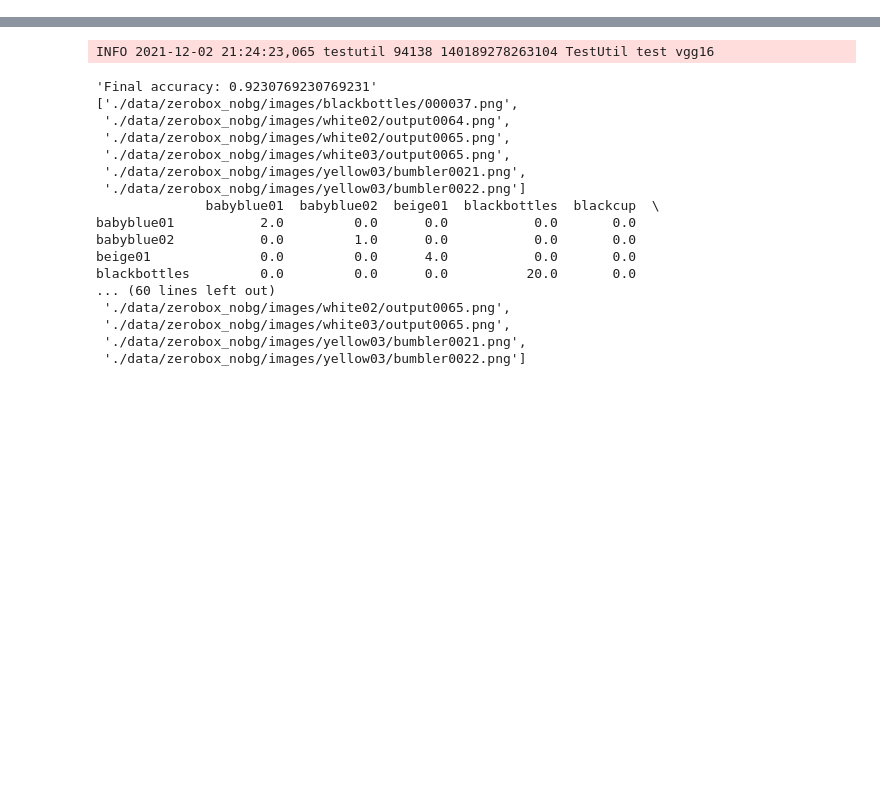
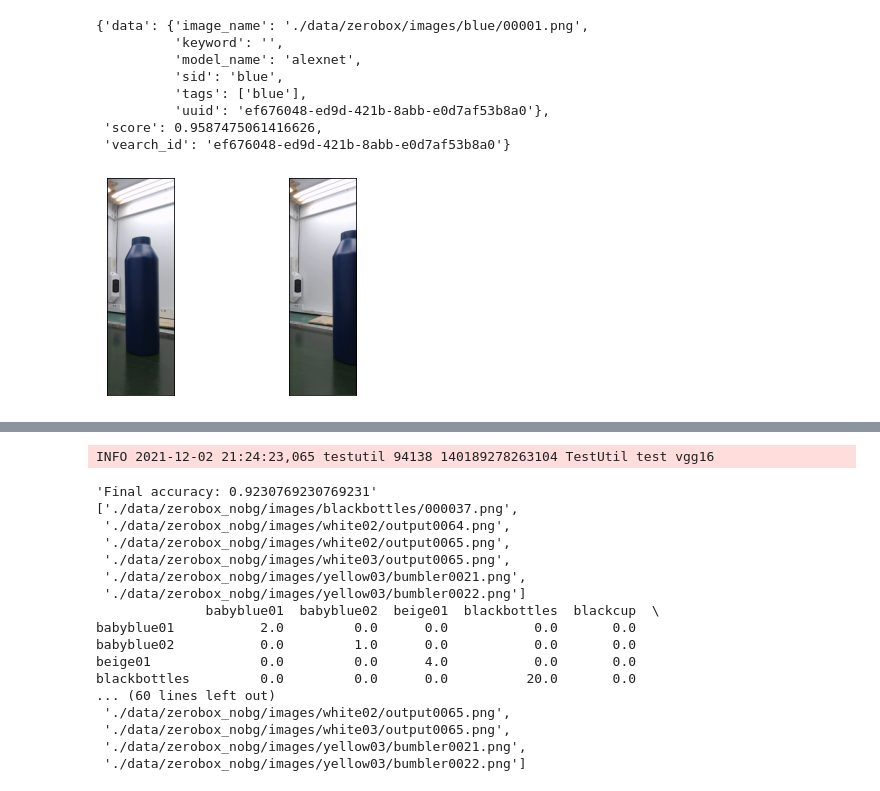
Before and after one commit to MM2021-811/ImageIdentification, a Jupyter notebook: compares.ipynb, the cells around one changed output, grey strips where cells are left out. Cells and saved outputs as stored; diff of their text form; code cells hidden in the pictures; blank space fills up the shorter version.

Commit message:
test alphaalex

```diff
--- a/compares.ipynb
+++ b/compares.ipynb
@@ -132,0 +121,29 @@ white02            0.0         0.0      1.0         0.0       0.0    0.0
+# %%
+from util.vearchutil import VearchUtil
+from util.testutil import TestUtil
+import cv2
+
+util = VearchUtil(model_name="alexnet")
+image_name="./data/zerobox/images/blue/00007.png"
+item = util.search_by_image(image=image_name)
+pprint(item)
+
+image = cv2.imread(image_name)
+image = cv2.cvtColor(image, cv2.COLOR_BGR2RGB)
+image2 = cv2.imread(item["data"]["image_name"])
+image2 = cv2.cvtColor(image2, cv2.COLOR_BGR2RGB)
+
+TestUtil.plot_images([image,image2])
+
+# to view all images
+# https://drive.google.com/drive/folders/1-qIJfJl9Xhw0eMKnIIAlLGbsB2zfz8Gc
+# %% [output]
+{'data': {'image_name': './data/zerobox/images/blue/00001.png',
+          'keyword': '',
+          'model_name': 'alexnet',
+          'sid': 'blue',
+          'tags': ['blue'],
+          'uuid': 'ef676048-ed9d-421b-8abb-e0d7af53b8a0'},
+ 'score': 0.9587475061416626,
+ 'vearch_id': 'ef676048-ed9d-421b-8abb-e0d7af53b8a0'}
+[figure, added]
```
Also changed, not shown: parts of 13 cells of this notebook, 3 other files.
